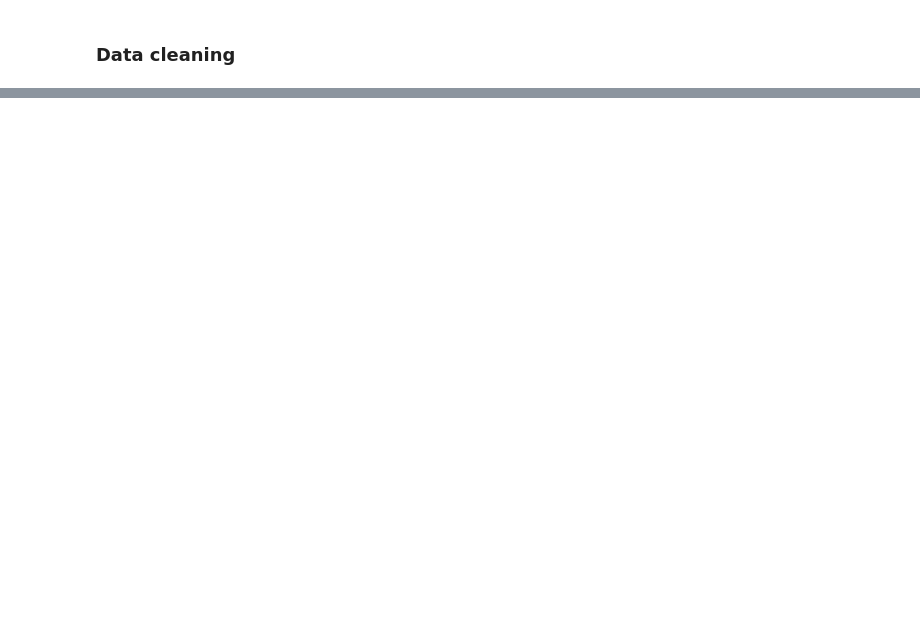
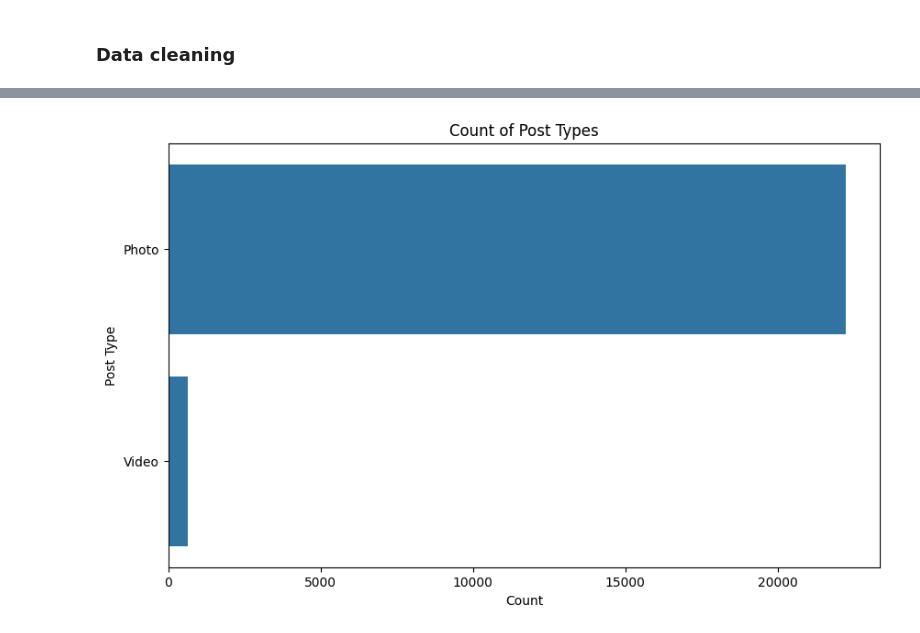
Before and after one commit to HuangT1ng/Social-media-post-Virality-prediction, a Jupyter notebook: Virality predictor.ipynb, the cells around one changed output, grey strips where cells are left out. Cells and saved outputs as stored; diff of their text form; code cells hidden in the pictures; blank space fills up the shorter version.

```diff
--- a/Virality predictor.ipynb
+++ b/Virality predictor.ipynb
@@ -118,0 +222,11 @@ data_cleaned.head()
+# %%
+
+# Analyze categorical features
+plt.figure(figsize=(10, 6))
+sb.countplot(y=data_cleaned['post_type'])
+plt.title('Count of Post Types')
+plt.xlabel('Count')
+plt.ylabel('Post Type')
+plt.show()
+# %% [output]
+[figure, added]
```
Also changed, not shown: parts of 15 cells of this notebook.
